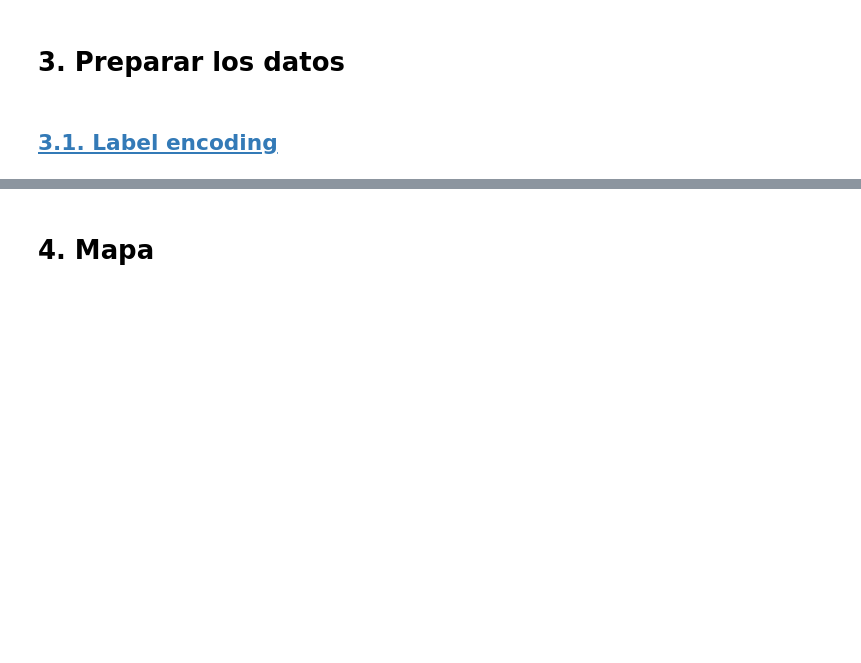
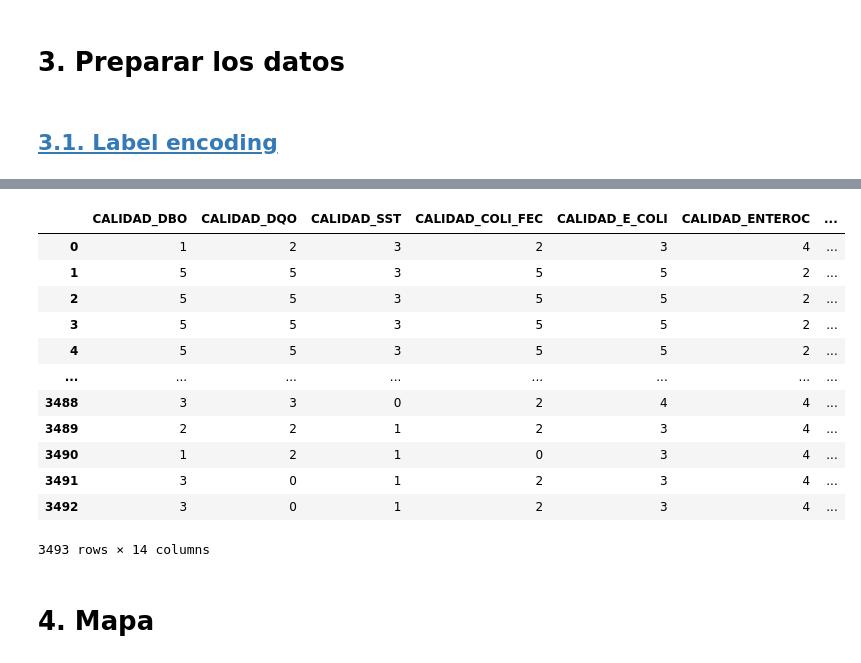
Before and after one commit to PosgradoMNA/actividades-del-projecto-grupo26, a Jupyter notebook: Reto/Notebook/reto.ipynb, the cells around one changed output, grey strips where cells are left out. Drawn from its saved outputs; the diff is of its cells as text; code cells hidden in the pictures; blank space fills up the shorter version.

```diff
--- a/Reto/Notebook/reto.ipynb
+++ b/Reto/Notebook/reto.ipynb
@@ -228,3 +248,23 @@ interactive(children=(Dropdown(description='metrica', index=4, options=('COLI_FE
+# %%
+encoder = LabelEncoder()
+for col in categ_cols:
+    df_superficiales[col] = encoder.fit_transform(df_superficiales[col])
+# %%
+df_superficiales[categ_cols]
+# %% [output]
+|  | CALIDAD_DBO | CALIDAD_DQO | CALIDAD_SST | CALIDAD_COLI_FEC | CALIDAD_E_COLI | CALIDAD_ENTEROC | ... |
+| 0 | 1 | 2 | 3 | 2 | 3 | 4 | ... |
+| 1 | 5 | 5 | 3 | 5 | 5 | 2 | ... |
+| 2 | 5 | 5 | 3 | 5 | 5 | 2 | ... |
+| 3 | 5 | 5 | 3 | 5 | 5 | 2 | ... |
+| 4 | 5 | 5 | 3 | 5 | 5 | 2 | ... |
+| ... | ... | ... | ... | ... | ... | ... | ... |
+| 3488 | 3 | 3 | 0 | 2 | 4 | 4 | ... |
+| 3489 | 2 | 2 | 1 | 2 | 3 | 4 | ... |
+| 3490 | 1 | 2 | 1 | 0 | 3 | 4 | ... |
+| 3491 | 3 | 0 | 1 | 2 | 3 | 4 | ... |
+| 3492 | 3 | 0 | 1 | 2 | 3 | 4 | ... |
+3493 rows × 14 columns
 # %% [markdown]
 # <a id='4'>4. Mapa</a>
 # %% [markdown]
```
Also changed, not shown: parts of 18 cells of this notebook.
